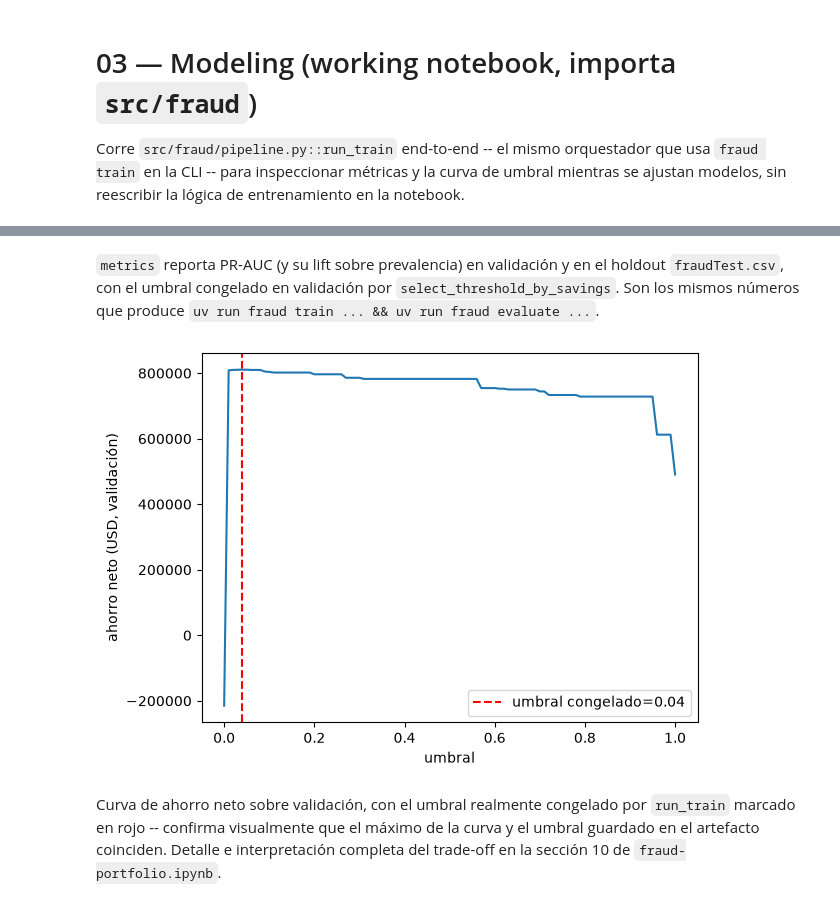
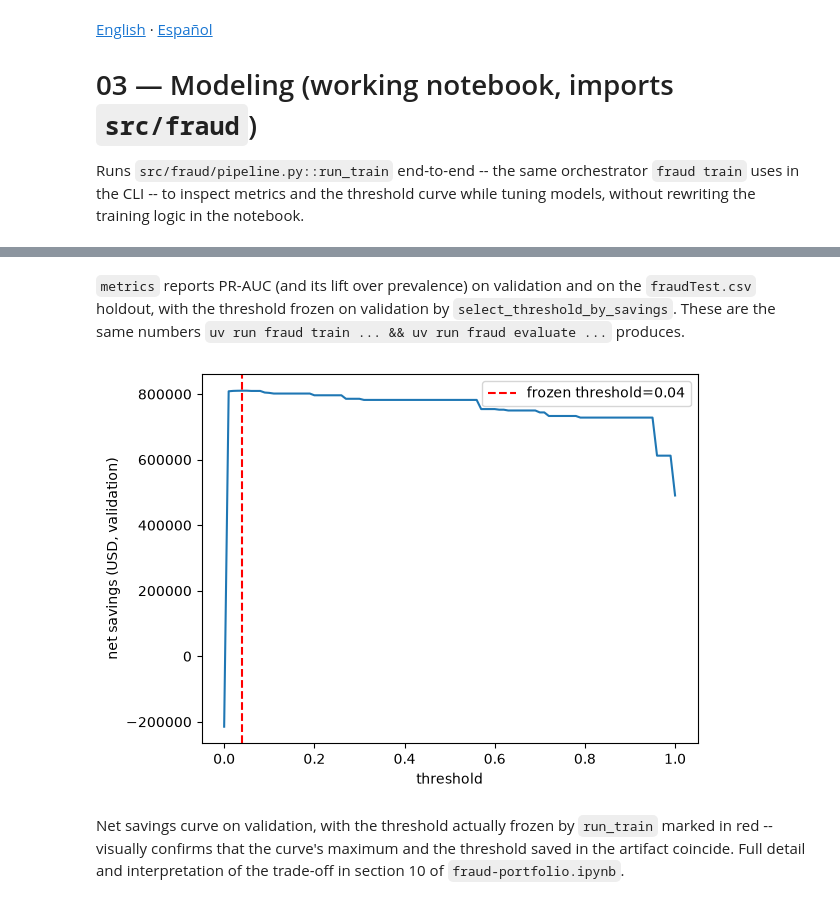
Before and after one commit to datakrdo/portfolio, a Jupyter notebook: fraud/notebooks/03_modeling.ipynb, the cells around one changed output, grey strips where cells are left out. Drawn from its saved outputs; the diff is of its cells as text; code cells hidden in the pictures.

```diff
--- a/fraud/notebooks/03_modeling.ipynb
+++ b/fraud/notebooks/03_modeling.ipynb
@@ -1,9 +1,11 @@
 # %% [markdown]
-# 03 — Modeling (working notebook, importa `src/fraud`)
+[English](03_modeling.ipynb) · [Español](03_modeling_es.ipynb)
 
-Corre `src/fraud/pipeline.py::run_train` end-to-end -- el mismo orquestador que usa
-`fraud train` en la CLI -- para inspeccionar métricas y la curva de umbral mientras se
-ajustan modelos, sin reescribir la lógica de entrenamiento en la notebook.
+# 03 — Modeling (working notebook, imports `src/fraud`)
+
+Runs `src/fraud/pipeline.py::run_train` end-to-end -- the same orchestrator `fraud
+train` uses in the CLI -- to inspect metrics and the threshold curve while tuning
+models, without rewriting the training logic in the notebook.
 # %%
 import sys
 from pathlib import Path
@@ -51,26 +53,27 @@ This warning will only be shown once.
   'fn': 79,
   'tp': 2066}}
 # %% [markdown]
-`metrics` reporta PR-AUC (y su lift sobre prevalencia) en validación y en el holdout
-`fraudTest.csv`, con el umbral congelado en validación por `select_threshold_by_savings`.
-Son los mismos números que produce `uv run fraud train ... && uv run fraud evaluate ...`.
+`metrics` reports PR-AUC (and its lift over prevalence) on validation and on the
+`fraudTest.csv` holdout, with the threshold frozen on validation by
+`select_threshold_by_savings`. These are the same numbers `uv run fraud train ...
+&& uv run fraud evaluate ...` produces.
 # %%
 data_split = make_split(PROJECT_ROOT / "data/raw/fraudTrain.csv", PROJECT_ROOT / "data/raw/fraudTest.csv")
 valid_feat = build_features(data_split.valid)
 valid_proba = model.predict_proba(data_split.valid)
 sweep = threshold_sweep(valid_feat["is_fraud"], valid_proba, valid_feat["amt"])
 
 fig, ax = plt.subplots()
 ax.plot(sweep["threshold"], sweep["net_savings_usd"])
-ax.axvline(model.threshold, color="red", linestyle="--", label=f"umbral congelado={model.threshold:.2f}")
-ax.set_xlabel("umbral")
-ax.set_ylabel("ahorro neto (USD, validación)")
+ax.axvline(model.threshold, color="red", linestyle="--", label=f"frozen threshold={model.threshold:.2f}")
+ax.set_xlabel("threshold")
+ax.set_ylabel("net savings (USD, validation)")
 ax.legend()
 plt.show()
 # %% [output]
-[figure, old version]
+[figure, new version]
 # %% [markdown]
-Curva de ahorro neto sobre validación, con el umbral realmente congelado por
-`run_train` marcado en rojo -- confirma visualmente que el máximo de la curva y el
-umbral guardado en el artefacto coinciden. Detalle e interpretación completa del
-trade-off en la sección 10 de `fraud-portfolio.ipynb`.
+Net savings curve on validation, with the threshold actually frozen by `run_train`
+marked in red -- visually confirms that the curve's maximum and the threshold saved
+in the artifact coincide. Full detail and interpretation of the trade-off in
+section 10 of `fraud-portfolio.ipynb`.
```
Also changed, not shown: 10 other files.
